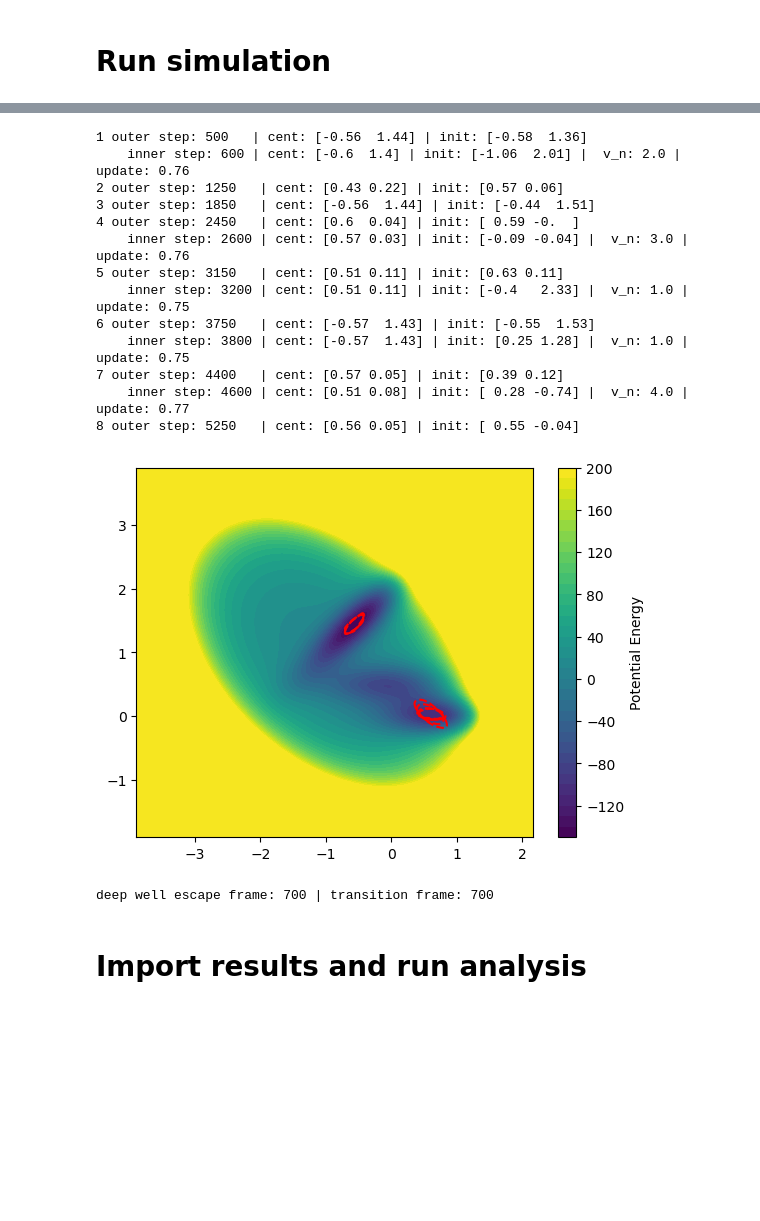
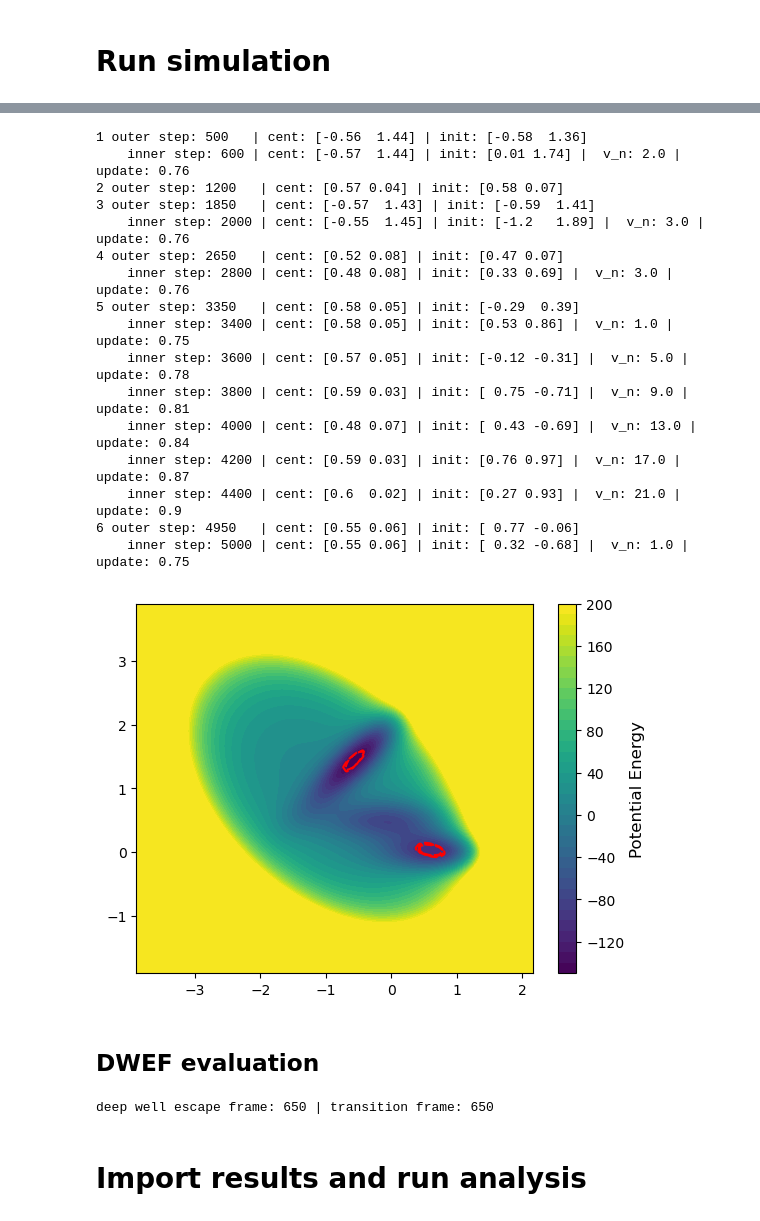
Before and after one commit to hoon-ock/landscape-search, a Jupyter notebook: muller_ogn.ipynb, the cells around one changed output, grey strips where cells are left out. Saved outputs shown, nothing was run; the diff lists cells and outputs as text; code cells hidden in the pictures; blank space fills up the shorter version.

```diff
--- a/muller_ogn.ipynb
+++ b/muller_ogn.ipynb
@@ -168,7 +168,7 @@ while remain_step > 0:
     context.setVelocitiesToTemperature(temperature)
     init_points_outer.append(startingPositions[0][:2])
 
-    # Outer iteration (Run Browninan Simulation)
+    # Outer iteration (Run LD Simulation)
     traj = np.zeros((large_batch_size,3))
     for i in range(large_batch_size):
         x = context.getState(getPositions=True).getPositions(asNumpy=True).value_in_unit(nanometer)
@@ -179,7 +179,7 @@ while remain_step > 0:
     traj_all_save.append(traj)
 
     # Instantiation
-    particle_outer = ObsBoundReInit(traj, cent_prev=cent, inc_prev=v,
+    particle_outer = GradNav_LD(traj, cent_prev=cent, inc_prev=v,
                                     delta=0.0001, k=k, beta=beta)
 
     # Secure boundary & centroid & last point & kernel (density gradient)
@@ -202,7 +202,7 @@ while remain_step > 0:
     m=0 # inner loop counter
     while (particle_outer.increase(boundary_path, cent) != 0) and (remain_step > 0):
         # Instantiation
-        particle_inner = ObsBoundReInit(traj, cent_prev=cent, inc_prev=v,
+        particle_inner = GradNav_LD(traj, cent_prev=cent, inc_prev=v,
                                         delta=0.0001, k=k, beta=beta)
 
         # Update reinitialization point
@@ -220,7 +220,7 @@ while remain_step > 0:
         context.setPositions(startingPositions)
         context.setVelocitiesToTemperature(temperature)
         init_points_inner.append(startingPositions[0][:2])
-        # Inner iteration (Run Brownian Simulation)
+        # Inner iteration (Run LD Simulation)
         traj = np.zeros((small_batch_size,3))
         for i in range(small_batch_size):
             x = context.getState(getPositions=True).getPositions(asNumpy=True).value_in_unit(nanometer)
@@ -231,51 +231,51 @@ while remain_step > 0:
         traj_all_save.append(traj)
 
         # Secure centroid & last point & v_n for the next run
         v_save.append(v)
         v += 1.0
         cent = particle_inner.cent
         last = particle_inner.last
         remain_step -= small_batch_size
         # print results
         if (remain_step%200 == 0): #or (boundary_path.contains_point(cent) == False):
             print(f'    inner step: {total_step-remain_step} | cent: {np.round(cent.flatten(),2)} | \
 init: {np.round(startingPositions[0][:2],2)} |  v_n: {v} | update: {np.round(upd,2)}')
 
         m+=1
 
         if remain_step < 0:
             print('reached the max step')
             break
 
     # Reset v_n & init point
     ## init point as last traj from newly found cluster
     iteration_counter.update({n:m})
     v=0 # update rate reset
     # update_rates.append(0) # update rate reset
     p_new = last # last point as the new initial point
     E_new = pes.potential(*p_new)
     startingPositions = np.vstack((p_new, E_new)).T
     n+=1
-
-# if np.sum(list(iteration_counter.values())) == len(update_rates):
-#     print('itertation number matching!!')
-# else:
-#     print('iteration number NOT matching!!')
 # %% [output]
 1 outer step: 500   | cent: [-0.56  1.44] | init: [-0.58  1.36]
-    inner step: 600 | cent: [-0.6  1.4] | init: [-1.06  2.01] |  v_n: 2.0 | update: 0.76
-2 outer step: 1250   | cent: [0.43 0.22] | init: [0.57 0.06]
-3 outer step: 1850   | cent: [-0.56  1.44] | init: [-0.44  1.51]
-4 outer step: 2450   | cent: [0.6  0.04] | init: [ 0.59 -0.  ]
-    inner step: 2600 | cent: [0.57 0.03] | init: [-0.09 -0.04] |  v_n: 3.0 | update: 0.76
-5 outer step: 3150   | cent: [0.51 0.11] | init: [0.63 0.11]
-    inner step: 3200 | cent: [0.51 0.11] | init: [-0.4   2.33] |  v_n: 1.0 | update: 0.75
-6 outer step: 3750   | cent: [-0.57  1.43] | init: [-0.55  1.53]
-    inner step: 3800 | cent: [-0.57  1.43] | init: [0.25 1.28] |  v_n: 1.0 | update: 0.75
-7 outer step: 4400   | cent: [0.57 0.05] | init: [0.39 0.12]
-    inner step: 4600 | cent: [0.51 0.08] | init: [ 0.28 -0.74] |  v_n: 4.0 | update: 0.77
-8 outer step: 5250   | cent: [0.56 0.05] | init: [ 0.55 -0.04]
+    inner step: 600 | cent: [-0.57  1.44] | init: [0.01 1.74] |  v_n: 2.0 | update: 0.76
+2 outer step: 1200   | cent: [0.57 0.04] | init: [0.58 0.07]
+3 outer step: 1850   | cent: [-0.57  1.43] | init: [-0.59  1.41]
+    inner step: 2000 | cent: [-0.55  1.45] | init: [-1.2   1.89] |  v_n: 3.0 | update: 0.76
+4 outer step: 2650   | cent: [0.52 0.08] | init: [0.47 0.07]
+    inner step: 2800 | cent: [0.48 0.08] | init: [0.33 0.69] |  v_n: 3.0 | update: 0.76
+5 outer step: 3350   | cent: [0.58 0.05] | init: [-0.29  0.39]
+    inner step: 3400 | cent: [0.58 0.05] | init: [0.53 0.86] |  v_n: 1.0 | update: 0.75
+    inner step: 3600 | cent: [0.57 0.05] | init: [-0.12 -0.31] |  v_n: 5.0 | update: 0.78
+    inner step: 3800 | cent: [0.59 0.03] | init: [ 0.75 -0.71] |  v_n: 9.0 | update: 0.81
+    inner step: 4000 | cent: [0.48 0.07] | init: [ 0.43 -0.69] |  v_n: 13.0 | update: 0.84
+    inner step: 4200 | cent: [0.59 0.03] | init: [0.76 0.97] |  v_n: 17.0 | update: 0.87
+    inner step: 4400 | cent: [0.6  0.02] | init: [0.27 0.93] |  v_n: 21.0 | update: 0.9
+6 outer step: 4950   | cent: [0.55 0.06] | init: [ 0.77 -0.06]
+    inner step: 5000 | cent: [0.55 0.06] | init: [ 0.32 -0.68] |  v_n: 1.0 | update: 0.75
-[figure, old version]
+[figure, new version]
+# %% [markdown]
+## DWEF evaluation
 # %%
 # deep well escape frame
 transition_frame = find_region_change(traj_all_save)
@@ -286,7 +286,7 @@ print(f'deep well escape frame: {dwef} | transition frame: {transition_frame}')
 with open(os.path.join(directory, f'dwef.txt'), 'w') as file:
     file.write(f'deep well escape frame: {dwef} | transition frame: {transition_frame}')
 # %% [output]
-deep well escape frame: 700 | transition frame: 700
+deep well escape frame: 650 | transition frame: 650
 # %%
 # Combine the lists into one dictionary and include iteration_counter as a nested dictionary
 result = {
```
Also changed, not shown: parts of 19 cells of this notebook, 3 other files.
